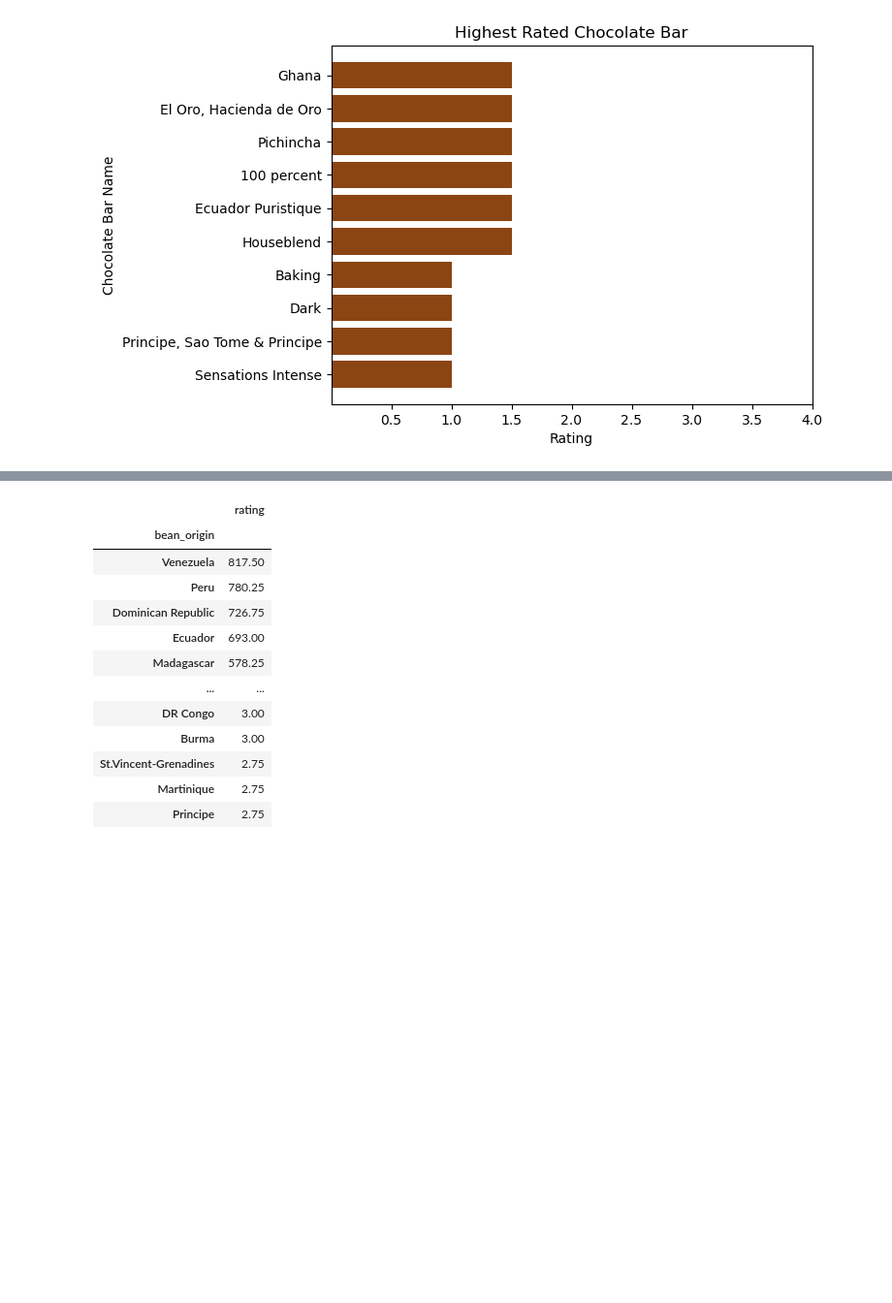
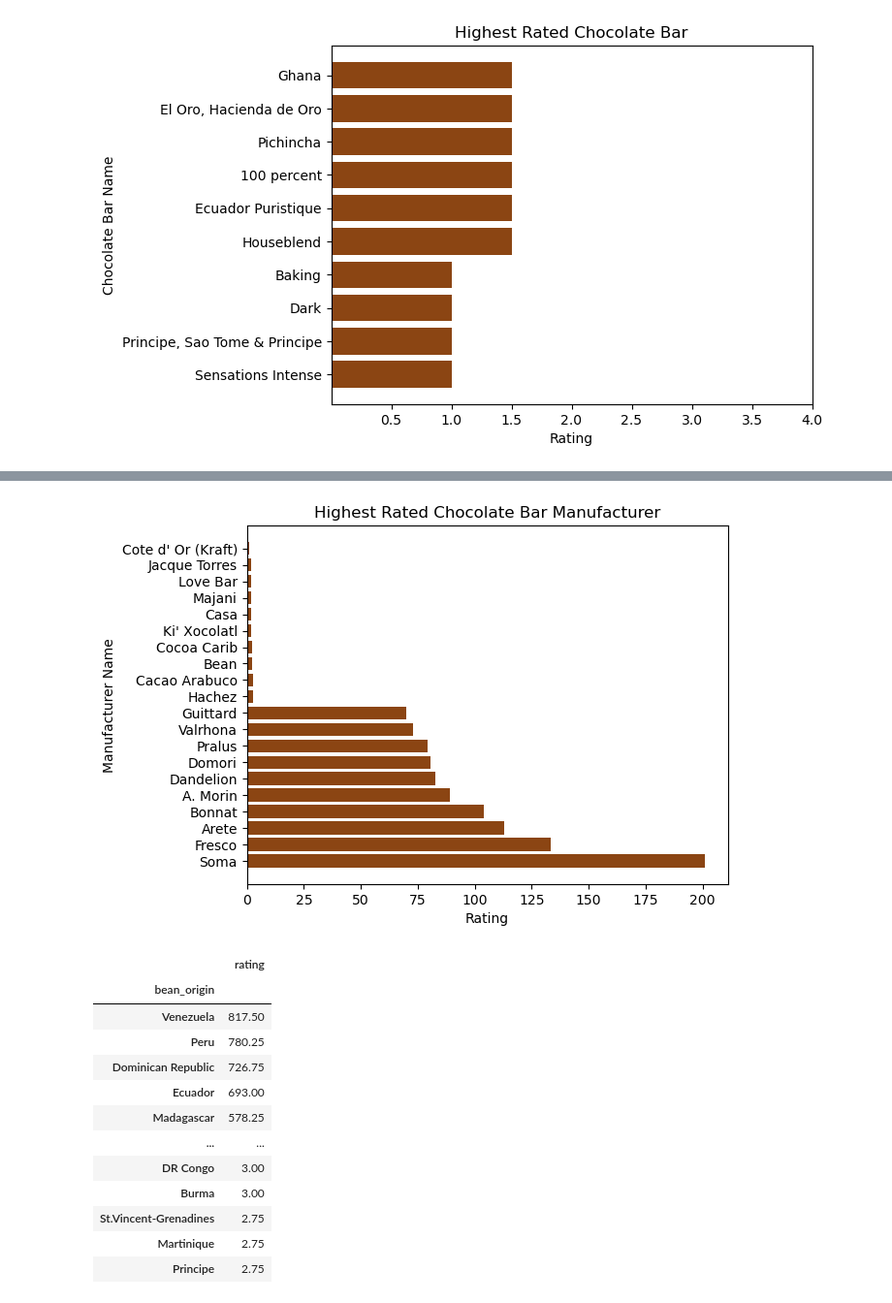
Before and after one commit to nbaggio28/Mid-Term-Project, a Jupyter notebook: notebooks/chocolateDA.ipynb, the cells around one changed output, grey strips where cells are left out. Shown at 97% size. Cells and saved outputs as stored; diff of their text form; code cells hidden in the pictures; blank space fills up the shorter version.

```diff
--- a/notebooks/chocolateDA.ipynb
+++ b/notebooks/chocolateDA.ipynb
@@ -194,3 +223,19 @@ hilo_man
+# %%
+fig, ax = plt.subplots()
+manfac = hilo_man['manufacturer']
+rating = hilo_man['rating']
+
+
+plt.barh(manfac, rating, color= ('saddlebrown'))
+plt.yticks(manfac, horizontalalignment='right', fontsize='10')
+plt.ylabel("Manufacturer Name")
+plt.xlabel("Rating")
+plt.title("Highest Rated Chocolate Bar Manufacturer")
+# plt.xticks(ticks=(.5,1,1.5,2,2.5,3,3.5,4))
+
+plt.show()
+# %% [output]
+[figure, added]
 # %%
 #Sort by bean origin and rating
 bean_rating = (
```
Also changed, not shown: parts of 4 cells of this notebook, 1 other file.
